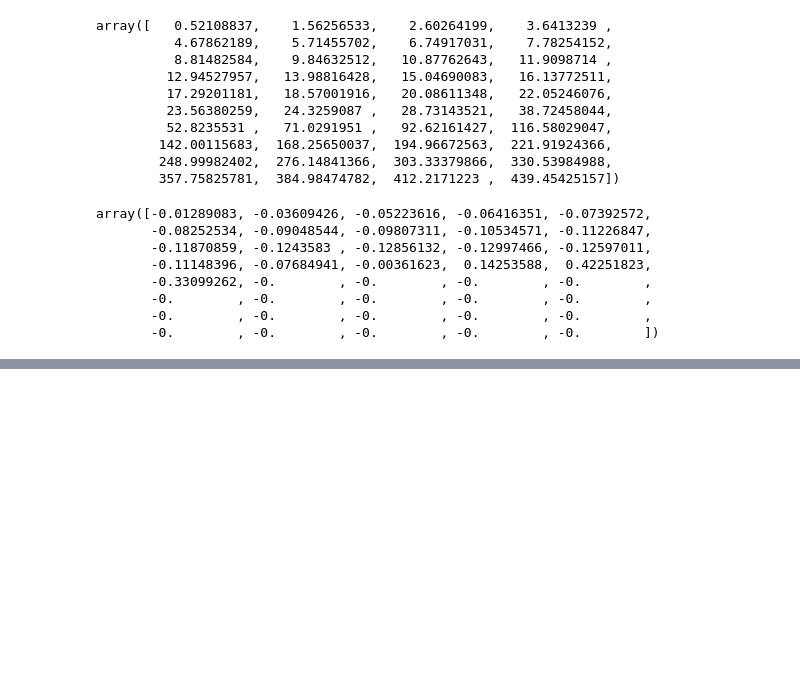
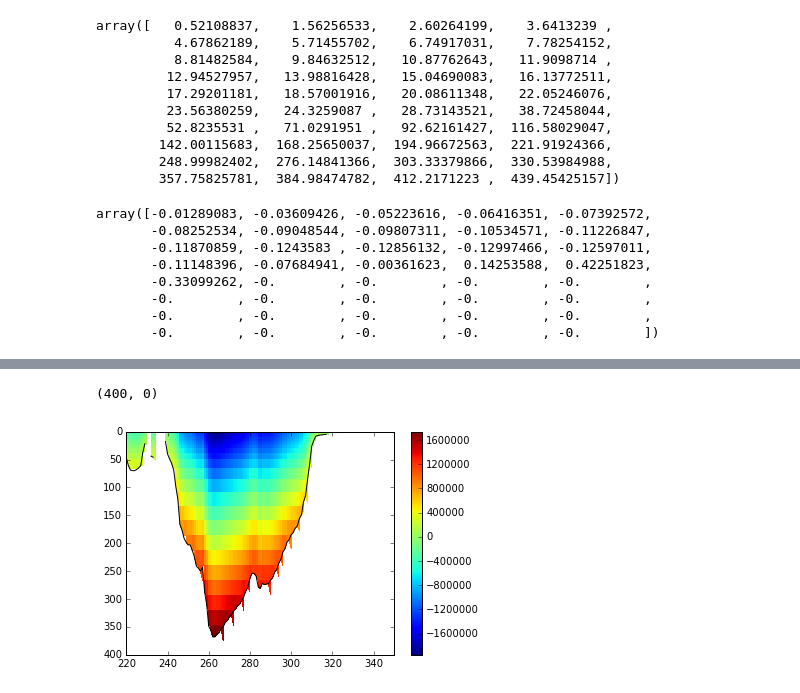
Before and after one commit to SalishSeaCast/analysis-nancy, a Jupyter notebook: notebooks/energy_flux/Hydrostatic pressure - development.ipynb, the cells around one changed output, grey strips where cells are left out. Drawn from its saved outputs; the diff is of its cells as text; code cells hidden in the pictures; blank space fills up the shorter version.

```diff
--- a/notebooks/energy_flux/Hydrostatic pressure - development.ipynb
+++ b/notebooks/energy_flux/Hydrostatic pressure - development.ipynb
@@ -101,0 +135,11 @@ array([-0.01289083, -0.03609426, -0.05223616, -0.06416351, -0.07392572,
+# %%
+j=450
+yy,_ = np.meshgrid(np.arange(p_internal.shape[-1]),np.arange(p_internal.shape[1]))
+plt.pcolormesh(yy, grids['gdepw_t'][0,:,j,:]-ssh[0,j,:],p_internal[0,:,j,:])
+plt.plot(np.arange(bathy[j,:].shape[-1]),bathy[j,:],'-k',label='bathymetry')
+plt.colorbar()
+plt.xlim([220,350])
+plt.ylim([400,00])
+# %% [output]
+(400, 0)
+[figure, added]
```
Also changed, not shown: parts of 14 cells of this notebook.
